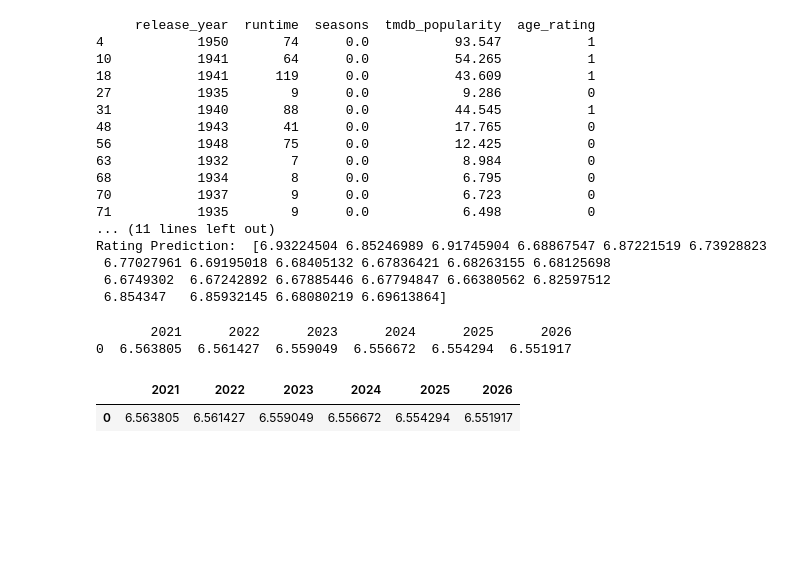
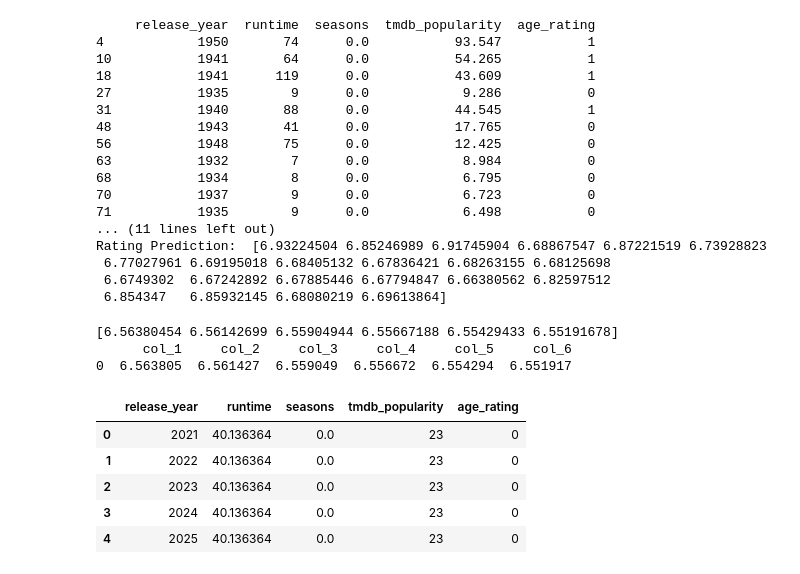
Before and after one commit to emchege/MIS546_Group_Project, a Jupyter notebook: disney+.ipynb, the cells around one changed output. Cells and saved outputs as stored; diff of their text form; code cells hidden in the pictures; blank space fills up the shorter version.

```diff
--- a/disney+.ipynb
+++ b/disney+.ipynb
@@ -265,0 +163,4 @@ merged
+# %%
+merged_a.loc[merged_a['age_certification'].isnull(), 'age_certification'] = 'UNRATED'
+
+print(merged_a.age_certification.unique())
@@ -265,0 +190,4 @@ merged
+# %%
+for index,value in merged_a['tmdb_score'].items():
+    if pd.isnull(value):
+        merged_a = merged_a.drop(index)
@@ -371,7 +373,7 @@ Rating Prediction:  [6.93224504 6.85246989 6.91745904 6.68867547 6.87221519 6.73
  6.6749302  6.67242892 6.67885446 6.67794847 6.66380562 6.82597512
  6.854347   6.85932145 6.68080219 6.69613864]
 # %%
-#get the average age rating, season, runtime, and popularity
+## get the average age rating, season, runtime, and popularity
 def mean_stats(df):
     di_age = df.age_rating.mean()
     di_pop = df.tmdb_popularity.mean()
@@ -380,7 +382,7 @@ def mean_stats(df):
     di_list = [di_run, di_seas, di_pop, di_age]
     return di_list
 
-director2 = merged.loc[merged['director'] == 'Wilfred Jackson']
+director2 = merged_a.loc[merged_a['director'] == 'Wilfred Jackson']
 X = mean_stats(director2)
 
 
@@ -395,16 +397,38 @@ years.head()
 
 mlr_pred2 = regr.predict(years)
 
-five_year = pd.DataFrame(columns =['2021','2022','2023','2024','2025', '2026'] )
+five_year = pd.DataFrame(columns = [f'col_{i}' for i in range(1, len(mlr_pred2)+1)] )
 new_row = np.array(mlr_pred2)
 five_year.loc[len(five_year)] = new_row
-
+print(new_row)
 print(five_year)
 # %% [output]
-       2021      2022      2023      2024      2025      2026
+[6.56380454 6.56142699 6.55904944 6.55667188 6.55429433 6.55191678]
+      col_1     col_2     col_3     col_4     col_5     col_6
 0  6.563805  6.561427  6.559049  6.556672  6.554294  6.551917
-# %%
-five_year
-# %% [output]
-|  | 2021 | 2022 | 2023 | 2024 | 2025 | 2026 |
-| 0 | 6.563805 | 6.561427 | 6.559049 | 6.556672 | 6.554294 | 6.551917 |
+# %%
+def year_pred (time, person):
+    person = 'Wilfred Jackson'
+    time = 6
+    director2 = merged_a.loc[merged_a['director'] == person]
+    X = mean_stats(director2)
+
+    years = pd.DataFrame({'release_year':[str(i) for i in range(2021, 2021 + time)],
+                      'runtime': [X[0]] * time,
+                      'seasons': [X[1]] * time,
+                      'tmdb_popularity': [round(X[2])] * time,
+                      'age_rating': [round(X[3])] * time,
+                      })
+
+    return years
+# %%
+ab = year_pred(6,'Wilfred Jackson')
+
+ab.head()
+# %% [output]
+|  | release_year | runtime | seasons | tmdb_popularity | age_rating |
+| 0 | 2021 | 40.136364 | 0.0 | 23 | 0 |
+| 1 | 2022 | 40.136364 | 0.0 | 23 | 0 |
+| 2 | 2023 | 40.136364 | 0.0 | 23 | 0 |
+| 3 | 2024 | 40.136364 | 0.0 | 23 | 0 |
+| 4 | 2025 | 40.136364 | 0.0 | 23 | 0 |
```
Also changed, not shown: parts of 56 cells of this notebook.
